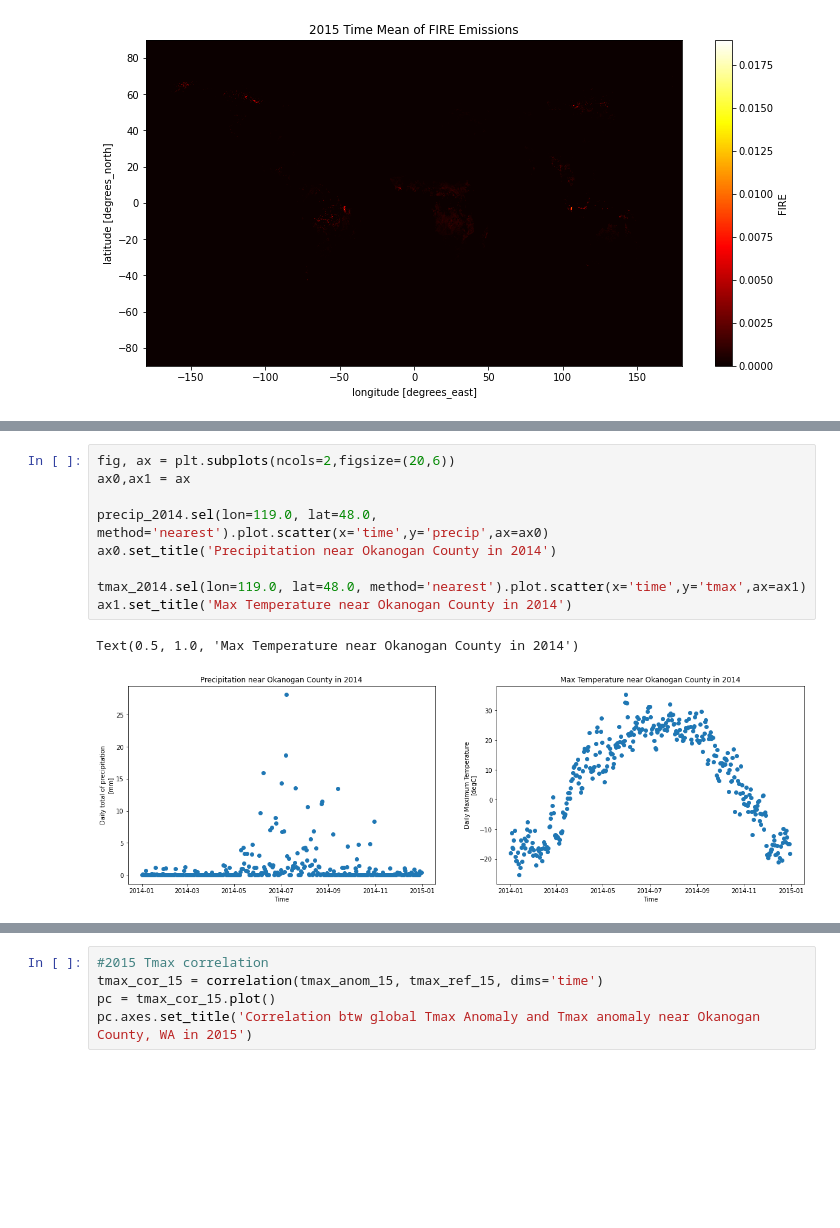
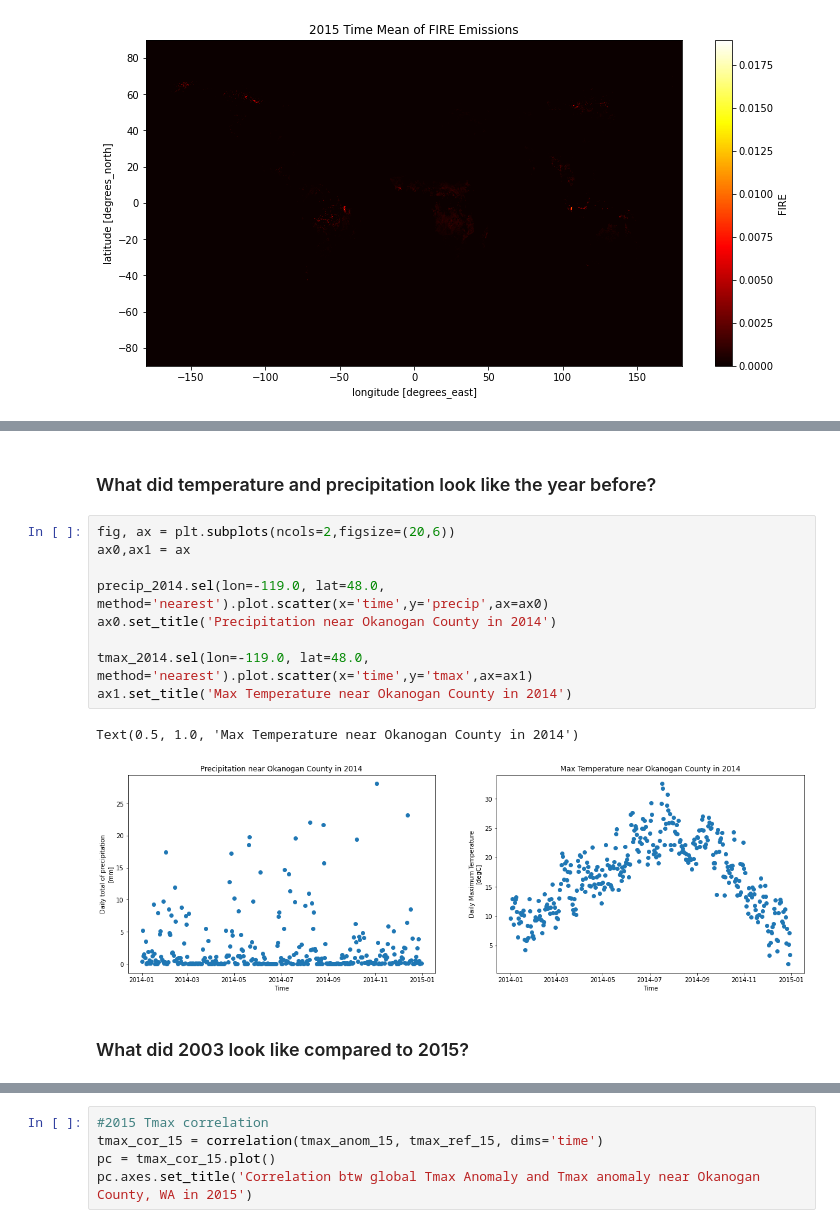
Before and after one commit to SophKJ/finalproject_fall21, a Jupyter notebook: FireFuelEmissions.ipynb, the cells around one changed output, grey strips where cells are left out. Drawn from its saved outputs; the diff is of its cells as text; blank space fills up the shorter version.

```diff
--- a/FireFuelEmissions.ipynb
+++ b/FireFuelEmissions.ipynb
@@ -210,12 +217,16 @@ Text(0.5, 1.0, 'Max Temperature near Okanogan County in 2015')
+# %% [markdown]
+### What did temperature and precipitation look like the year before?
 # %%
 fig, ax = plt.subplots(ncols=2,figsize=(20,6))
 ax0,ax1 = ax
 
-precip_2014.sel(lon=119.0, lat=48.0, method='nearest').plot.scatter(x='time',y='precip',ax=ax0)
+precip_2014.sel(lon=-119.0, lat=48.0, method='nearest').plot.scatter(x='time',y='precip',ax=ax0)
 ax0.set_title('Precipitation near Okanogan County in 2014')
 
-tmax_2014.sel(lon=119.0, lat=48.0, method='nearest').plot.scatter(x='time',y='tmax',ax=ax1)
+tmax_2014.sel(lon=-119.0, lat=48.0, method='nearest').plot.scatter(x='time',y='tmax',ax=ax1)
 ax1.set_title('Max Temperature near Okanogan County in 2014')
 # %% [output]
 Text(0.5, 1.0, 'Max Temperature near Okanogan County in 2014')
-[figure, old version]
+[figure, new version]
+# %% [markdown]
+### What did 2003 look like compared to 2015?
```
Also changed, not shown: parts of 47 cells of this notebook.
